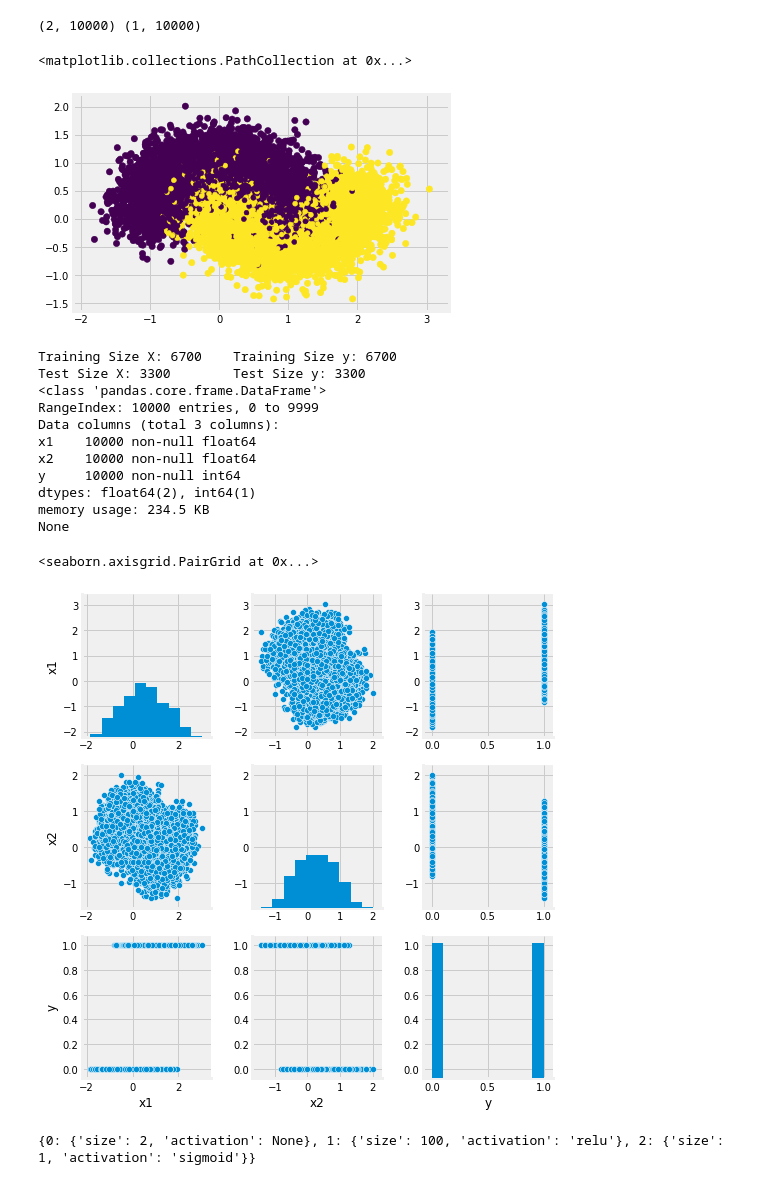
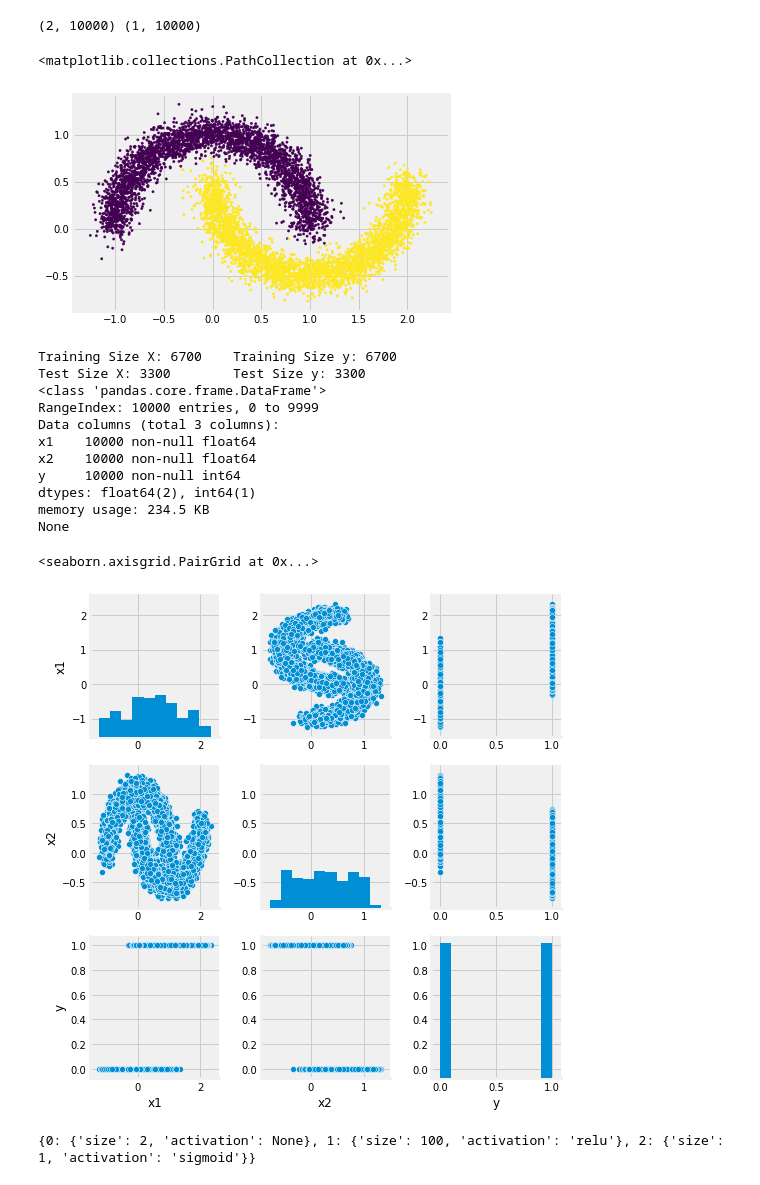
Before and after one commit to nneuenschwander/neural_network_from_scratch, a Jupyter notebook: neural_network_from_scratch.ipynb, the cells around one changed output. Cells and saved outputs as stored; diff of their text form; code cells hidden in the pictures.

```diff
--- a/neural_network_from_scratch.ipynb
+++ b/neural_network_from_scratch.ipynb
@@ -29,19 +29,18 @@ def train_test_split(X,y,test_split):
 # %%
 #np.random.seed(24)
 moons=10000
-X, y = sklearn.datasets.make_moons(moons, noise=.30)
+X, y = sklearn.datasets.make_moons(moons, noise=.1)
 X = X.T
 y = y.reshape(1,y.shape[0])
 df = pd.DataFrame({'x1':X[0],'x2':X[1],'y':np.squeeze(y)})
 print(X.shape,y.shape)
-plt.scatter(X[0], X[1], s=40, c=np.squeeze(y), cmap='viridis')
 
 X_train,X_test,y_train,y_test = train_test_split(X, y, test_split=0.33)
-plt.scatter(X_train[0], X_train[1], s=25, c=np.squeeze(y_train), cmap='viridis')
+plt.scatter(X_train[0], X_train[1], s=5, c=np.squeeze(y_train), cmap='viridis')
 # %% [output]
 (2, 10000) (1, 10000)
 <matplotlib.collections.PathCollection at 0x...>
-[figure, old version]
+[figure, new version]
 # %%
 print(('Training Size X: %s \t Training Size y: %s') % (X_train.shape[1], y_train.shape[1]))
 print(('Test Size X: %s \t Test Size y: %s') % (X_test.shape[1], y_test.shape[1]))
@@ -60,7 +59,7 @@ dtypes: float64(2), int64(1)
 memory usage: 234.5 KB
 None
 <seaborn.axisgrid.PairGrid at 0x...>
-[figure, old version]
+[figure, new version]
 # %%
 # Define Model Parameters
 # This model only has an input layer and an output layer
```
Also changed, not shown: parts of 7 cells of this notebook.
